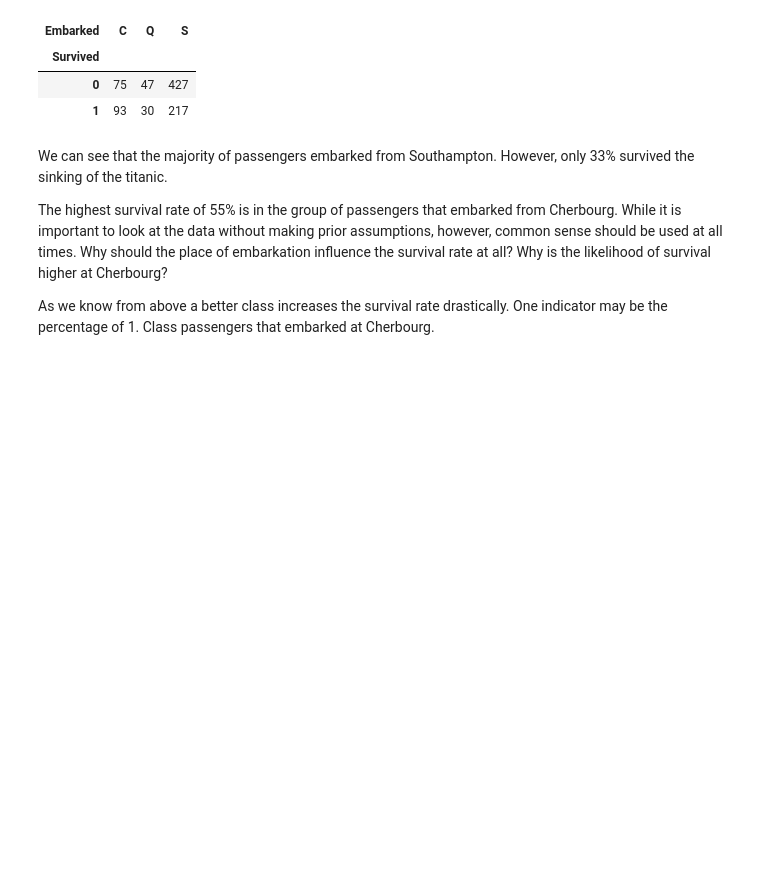
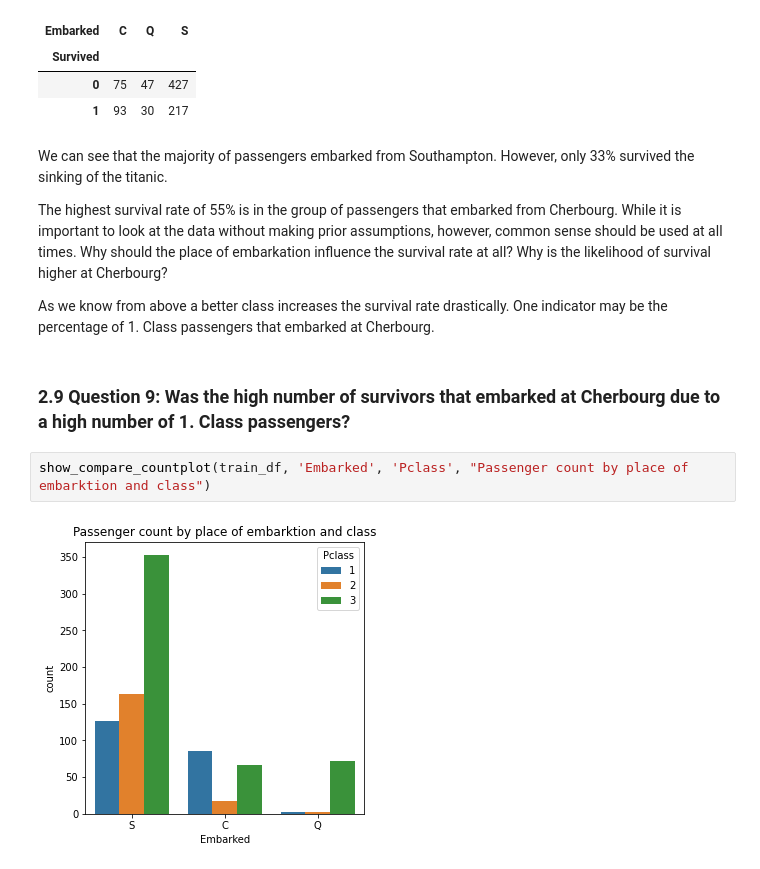
Before and after one commit to Starluxe/KaggleExercises, a Jupyter notebook: Getting Started with Titanic V04.ipynb, the cells around one changed output. Saved outputs shown, nothing was run; the diff lists cells and outputs as text; blank space fills up the shorter version.

```diff
--- a/Getting Started with Titanic V04.ipynb
+++ b/Getting Started with Titanic V04.ipynb
@@ -374,3 +374,9 @@ We can see that the majority of passengers embarked from Southampton. However, o
 The highest survival rate of 55% is in the group of passengers that embarked from Cherbourg. While it is important to look at the data without making prior assumptions, however, common sense should be used at all times. Why should the place of embarkation influence the survival rate at all? Why is the likelihood of survival higher at Cherbourg?
 
 As we know from above a better class increases the survival rate drastically. One indicator may be the percentage of 1. Class passengers that embarked at Cherbourg.
+# %% [markdown]
+### 2.9 Question 9: Was the high number of survivors that embarked at Cherbourg due to a high number of 1. Class passengers?
+# %%
+show_compare_countplot(train_df, 'Embarked', 'Pclass', "Passenger count by place of embarktion and class")
+# %% [output]
+[figure, added]
```
Also changed, not shown: parts of 75 cells of this notebook, 1 other file.
